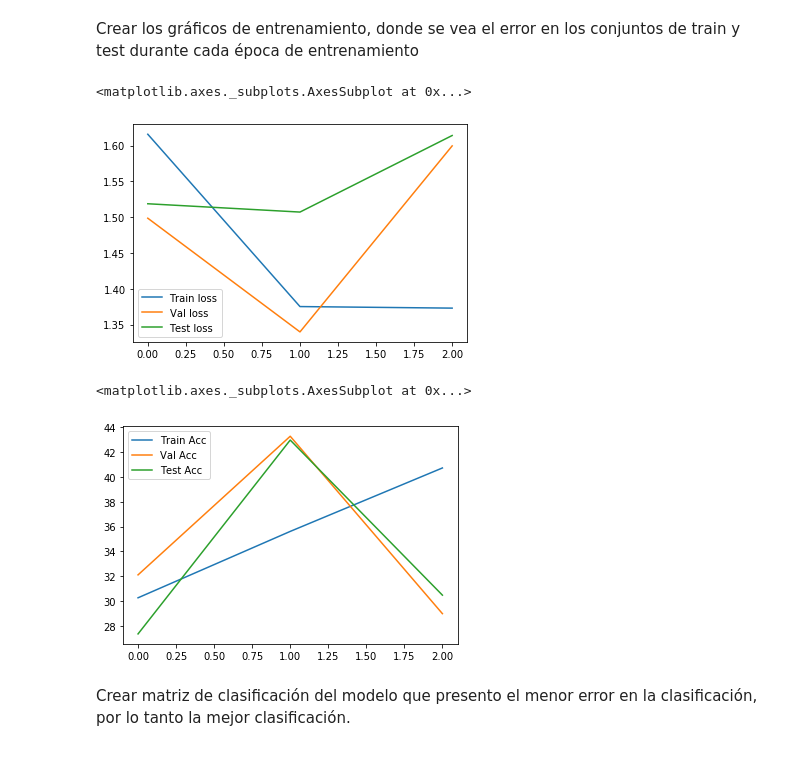
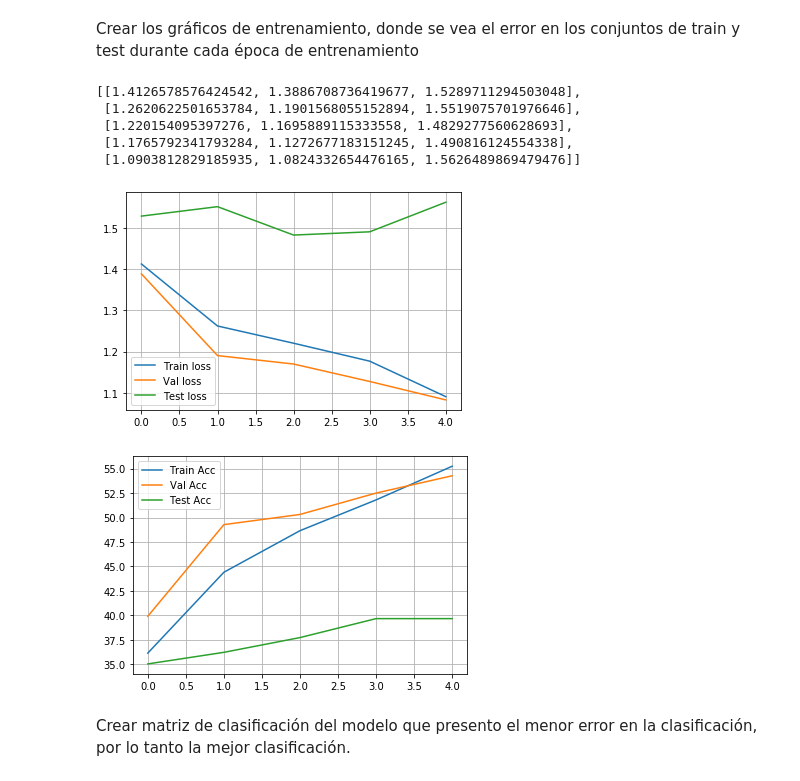
Before and after one commit to matiascoronados/deep_lab, a Jupyter notebook: deep_lab1.ipynb, the cells around one changed output. Cells and saved outputs as stored; diff of their text form; code cells hidden in the pictures.

```diff
--- a/deep_lab1.ipynb
+++ b/deep_lab1.ipynb
@@ -180,11 +189,3 @@ class LeNet(nn.Module):
         x = F.relu(x)
         x = self.fc_3(x)
         return x, h
-# %%
-OUTPUT_DIM = 10
-model = LeNet(OUTPUT_DIM)
-optimizer = optim.Adam(model.parameters())
-criterion = nn.CrossEntropyLoss()
-device = torch.device('cuda' if torch.cuda.is_available() else 'cpu')
-model = model.to(device)
-criterion = criterion.to(device)
@@ -233,7 +314,15 @@ def epoch_time(start_time, end_time):
     elapsed_secs = int(elapsed_time - (elapsed_mins * 60))
     return elapsed_mins, elapsed_secs
 # %%
-EPOCHS = 3
+OUTPUT_DIM = 10
+model = LeNet_v3(OUTPUT_DIM)
+optimizer = optim.Adam(model.parameters())
+criterion = nn.CrossEntropyLoss()
+device = torch.device('cuda' if torch.cuda.is_available() else 'cpu')
+model = model.to(device)
+criterion = criterion.to(device)
+
+EPOCHS = 5
 epoch_loss = []
 epoch_acc = []
 
@@ -274,16 +371,24 @@ Crear los gráficos de entrenamiento, donde se vea el error en los conjuntos de
 # %%
 df1 = pd.DataFrame(epoch_loss, columns=['Train loss', 'Val loss','Test loss'])
 df2 = pd.DataFrame(epoch_acc, columns=['Train Acc', 'Val Acc','Test Acc'])
+# %%
+epoch_loss
+# %% [output]
+[[1.4126578576424542, 1.3886708736419677, 1.5289711294503048],
+ [1.2620622501653784, 1.1901568055152894, 1.5519075701976646],
+ [1.220154095397276, 1.1695889115333558, 1.4829277560628693],
+ [1.1765792341793284, 1.1272677183151245, 1.490816124554338],
+ [1.0903812829185935, 1.0824332654476165, 1.5626489869479476]]
 # %%
 df1.plot.line()
+plt.grid(True)
 # %% [output]
-<matplotlib.axes._subplots.AxesSubplot at 0x...>
-[figure, old version]
+[figure, new version]
 # %%
 df2.plot.line()
+plt.grid(True)
 # %% [output]
-<matplotlib.axes._subplots.AxesSubplot at 0x...>
-[figure, old version]
+[figure, new version]
 # %%
 def get_predictions(model, iterator, device):
     model.eval()
```
Also changed, not shown: parts of 12 cells of this notebook.
